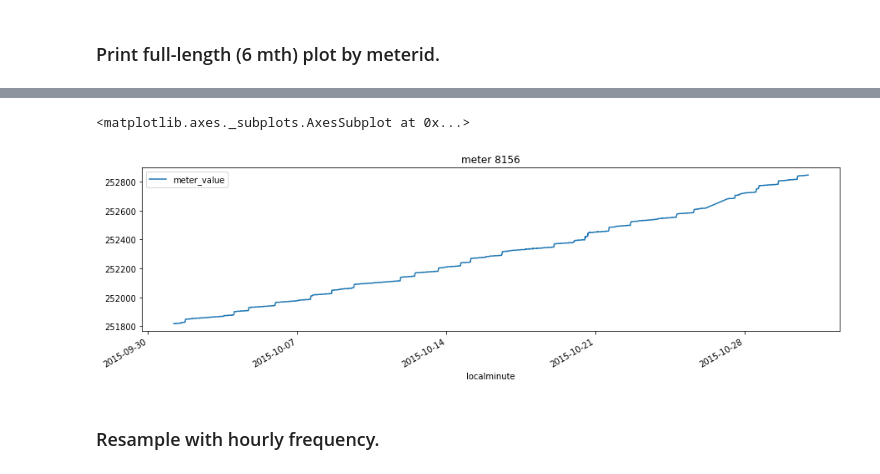
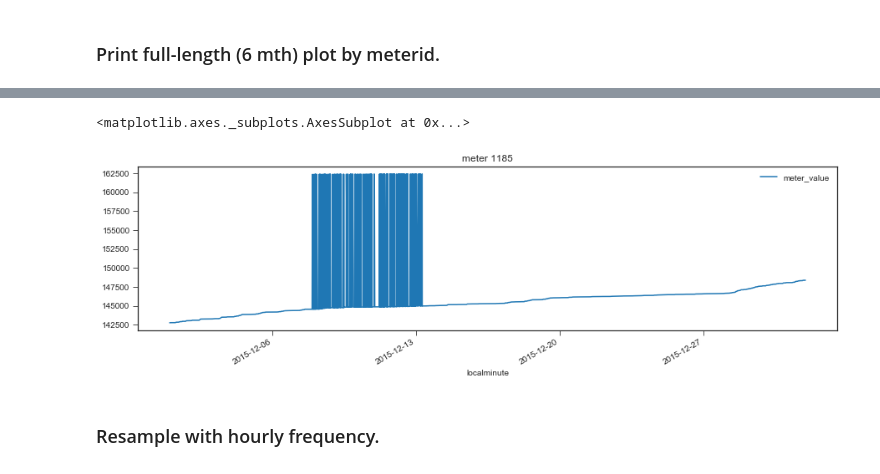
Before and after one commit to melvintzw/ee4211, a Jupyter notebook: exploration_mel.ipynb, the cells around one changed output, grey strips where cells are left out. Drawn from its saved outputs; the diff is of its cells as text; code cells hidden in the pictures.

```diff
--- a/exploration_mel.ipynb
+++ b/exploration_mel.ipynb
@@ -122,8 +79,18 @@ len(df_i_bymonth)
-# %%
-df_i_bymonth.drop(columns='dataid').plot(figsize=(15,4), title=str(f'meter {key}'))
-# %% [output]
-<matplotlib.axes._subplots.AxesSubplot at 0x...>
-[figure, removed]
+# %%
+def zoom(df, start_date, end_date):
+    # pre-condition: df is indexed by datetime.
+    start_date = pd.to_datetime(start_date)
+    end_date = pd.to_datetime(end_date)
+    mask = (df.index > start_date) & (df.index <= end_date)
+
+    new_df = df.iloc[mask]
+    return new_df
+
+df_i_bymonth = zoom(df_i, '2015-12-01', '2016-01-01').drop(columns='dataid')
+df_i_bymonth.plot(figsize=(15,4), title=str(f'meter {key}'))
+# %% [output]
+<matplotlib.axes._subplots.AxesSubplot at 0x...>
+[figure, added]
 # %% [markdown]
 ### Resample with hourly frequency.
 # %%
```
Also changed, not shown: parts of 11 cells of this notebook.
